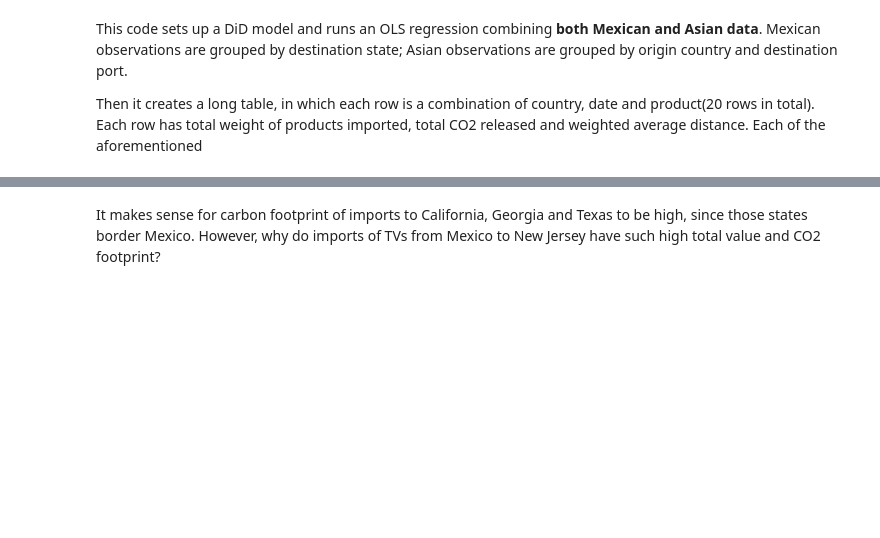
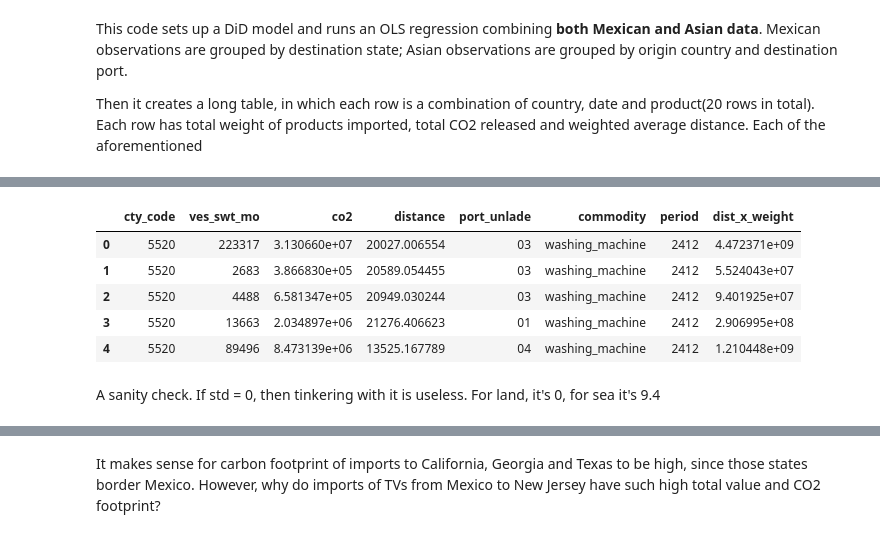
Before and after one commit to BirchTree1812/research_study_code, a Jupyter notebook: main.ipynb, the cells around one changed output, grey strips where cells are left out. Cells and saved outputs as stored; diff of their text form; code cells hidden in the pictures; blank space fills up the shorter version.

```diff
--- a/main.ipynb
+++ b/main.ipynb
@@ -1095,0 +1076,11 @@ TypeError: unhashable type: 'Series'
+# %%
+df_sea_all.head()
+# %% [output]
+|  | cty_code | ves_swt_mo | co2 | distance | port_unlade | commodity | period | dist_x_weight |
+| 0 | 5520 | 223317 | 3.130660e+07 | 20027.006554 | 03 | washing_machine | 2412 | 4.472371e+09 |
+| 1 | 5520 | 2683 | 3.866830e+05 | 20589.054455 | 03 | washing_machine | 2412 | 5.524043e+07 |
+| 2 | 5520 | 4488 | 6.581347e+05 | 20949.030244 | 03 | washing_machine | 2412 | 9.401925e+07 |
+| 3 | 5520 | 13663 | 2.034897e+06 | 21276.406623 | 01 | washing_machine | 2412 | 2.906995e+08 |
+| 4 | 5520 | 89496 | 8.473139e+06 | 13525.167789 | 04 | washing_machine | 2412 | 1.210448e+09 |
+# %% [markdown]
+A sanity check. If std = 0, then tinkering with it is useless. For land, it's 0, for sea it's 9.4
```
Also changed, not shown: parts of 7 cells of this notebook.
